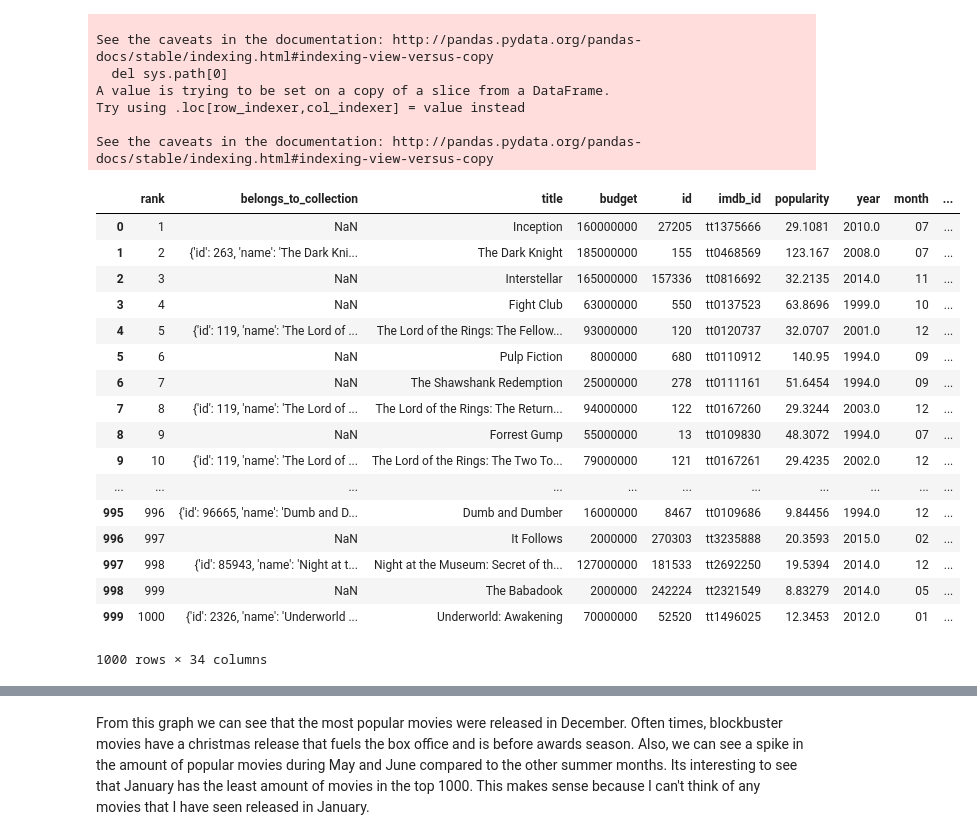
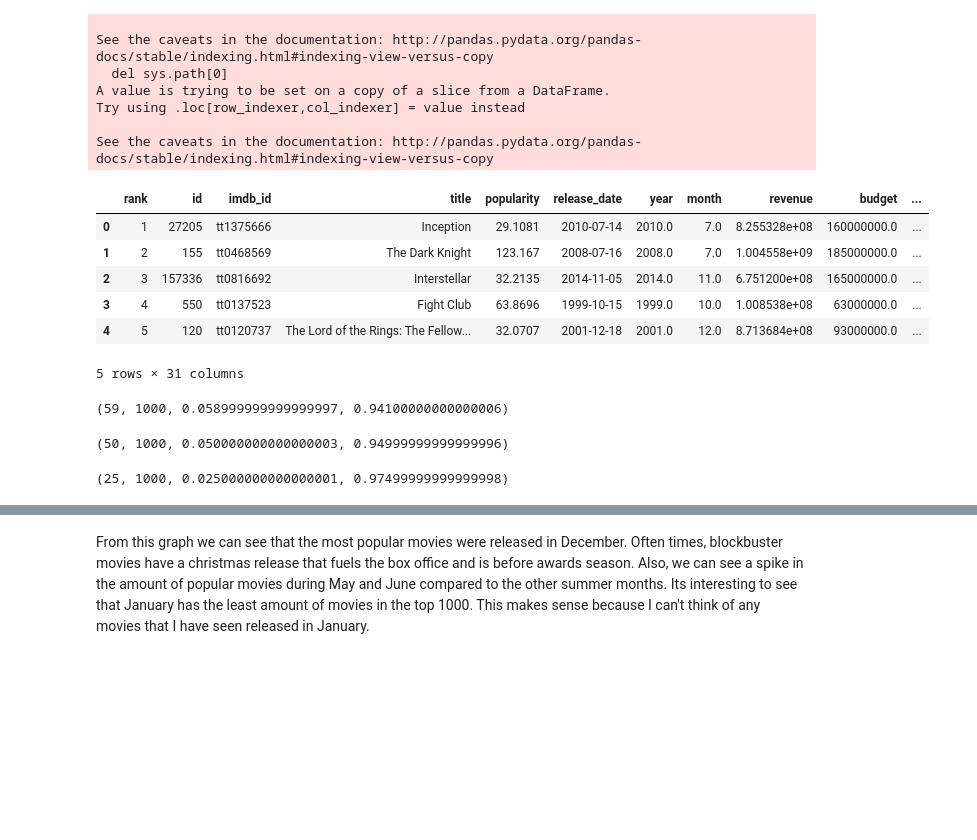
Before and after one commit to andrewnoglows/movieProject, a Jupyter notebook: movies.ipynb, the cells around one changed output, grey strips where cells are left out. Saved outputs shown, nothing was run; the diff lists cells and outputs as text; code cells hidden in the pictures; blank space fills up the shorter version.

```diff
--- a/movies.ipynb
+++ b/movies.ipynb
@@ -41,5 +49,11 @@ raw_data.head()
+# %%
+raw_data = raw_data.loc[(raw_data['imdb_id'] != '0')]
+good_data = raw_data.loc[:, ['id', 'imdb_id','title', 'popularity', 'release_date', 'revenue', 'budget', 'runtime', 'vote_average', 'vote_count']]
+good_data['year'] = raw_data["release_date"].str.slice(0,4).astype(float)
+good_data['month'] = raw_data["release_date"].str.slice(5,7).astype(float)
+good_data['collection'] = raw_data['belongs_to_collection'].notnull().astype(int)
+good_data['id'] = good_data['id'].astype(int)
+good_data['budget'] = good_data['budget'].astype(float)
+good_data = good_data.loc[:, ['id', 'imdb_id', 'title', 'popularity', 'release_date', 'year', 'month', 'revenue', 'budget', 'runtime', 'vote_average', 'vote_count']]
 # %% [markdown]
 **The cells below create our vectorized data**
-# %%
-raw_data.columns
-good_data = raw_data.loc[:, ['belongs_to_collection', 'title', 'budget', 'id', 'imdb_id', 'popularity', 'year', 'month', 'release_date', 'revenue', 'budget', 'runtime', 'vote_average', 'vote_count']]
@@ -159,7 +157,7 @@ def weighted_rating(x):
     R = x['vote_average']
     return (v*R/(v+m)) + (m*C/(m+v))
 # %%
-def top_ranking(source = good_data, genre = None, count = 25, columns = None):
+def ranking(source = good_data, genre = None, count = 25, columns = None):
     if genre:
         dest = source[(source['vote_count'] >= m) & (source['vote_count'].notnull()) & (source['vote_average'].notnull()) & (source[genre] == 1)]
     else:
@@ -317,5 +278,5 @@ for genre in genres:
 # %%
-top1000 = top_ranking(count = 1000, columns ='all')
+top1000 = ranking(count = 1000, columns ='all')
 # %% [output]
 A value is trying to be set on a copy of a slice from a DataFrame.
 Try using .loc[row_indexer,col_indexer] = value instead
@@ -332,25 +293,22 @@ Try using .loc[row_indexer,col_indexer] = value instead
 
 See the caveats in the documentation: http://pandas.pydata.org/pandas-docs/stable/indexing.html#indexing-view-versus-copy
 # %%
-top1000
+top1000.head(5)
 # %% [output]
-|  | rank | belongs_to_collection | title | budget | id | imdb_id | popularity | year | month | ... |
-| 0 | 1 | NaN | Inception | 160000000 | 27205 | tt1375666 | 29.1081 | 2010.0 | 07 | ... |
-| 1 | 2 | {'id': 263, 'name': 'The Dark Kni... | The Dark Knight | 185000000 | 155 | tt0468569 | 123.167 | 2008.0 | 07 | ... |
-| 2 | 3 | NaN | Interstellar | 165000000 | 157336 | tt0816692 | 32.2135 | 2014.0 | 11 | ... |
-| 3 | 4 | NaN | Fight Club | 63000000 | 550 | tt0137523 | 63.8696 | 1999.0 | 10 | ... |
-| 4 | 5 | {'id': 119, 'name': 'The Lord of ... | The Lord of the Rings: The Fellow... | 93000000 | 120 | tt0120737 | 32.0707 | 2001.0 | 12 | ... |
-| 5 | 6 | NaN | Pulp Fiction | 8000000 | 680 | tt0110912 | 140.95 | 1994.0 | 09 | ... |
-| 6 | 7 | NaN | The Shawshank Redemption | 25000000 | 278 | tt0111161 | 51.6454 | 1994.0 | 09 | ... |
-| 7 | 8 | {'id': 119, 'name': 'The Lord of ... | The Lord of the Rings: The Return... | 94000000 | 122 | tt0167260 | 29.3244 | 2003.0 | 12 | ... |
-| 8 | 9 | NaN | Forrest Gump | 55000000 | 13 | tt0109830 | 48.3072 | 1994.0 | 07 | ... |
-| 9 | 10 | {'id': 119, 'name': 'The Lord of ... | The Lord of the Rings: The Two To... | 79000000 | 121 | tt0167261 | 29.4235 | 2002.0 | 12 | ... |
-| ... | ... | ... | ... | ... | ... | ... | ... | ... | ... | ... |
-| 995 | 996 | {'id': 96665, 'name': 'Dumb and D... | Dumb and Dumber | 16000000 | 8467 | tt0109686 | 9.84456 | 1994.0 | 12 | ... |
-| 996 | 997 | NaN | It Follows | 2000000 | 270303 | tt3235888 | 20.3593 | 2015.0 | 02 | ... |
-| 997 | 998 | {'id': 85943, 'name': 'Night at t... | Night at the Museum: Secret of th... | 127000000 | 181533 | tt2692250 | 19.5394 | 2014.0 | 12 | ... |
-| 998 | 999 | NaN | The Babadook | 2000000 | 242224 | tt2321549 | 8.83279 | 2014.0 | 05 | ... |
-| 999 | 1000 | {'id': 2326, 'name': 'Underworld ... | Underworld: Awakening | 70000000 | 52520 | tt1496025 | 12.3453 | 2012.0 | 01 | ... |
+|  | rank | id | imdb_id | title | popularity | release_date | year | month | revenue | budget | ... |
+| 0 | 1 | 27205 | tt1375666 | Inception | 29.1081 | 2010-07-14 | 2010.0 | 7.0 | 8.255328e+08 | 160000000.0 | ... |
+| 1 | 2 | 155 | tt0468569 | The Dark Knight | 123.167 | 2008-07-16 | 2008.0 | 7.0 | 1.004558e+09 | 185000000.0 | ... |
+| 2 | 3 | 157336 | tt0816692 | Interstellar | 32.2135 | 2014-11-05 | 2014.0 | 11.0 | 6.751200e+08 | 165000000.0 | ... |
+| 3 | 4 | 550 | tt0137523 | Fight Club | 63.8696 | 1999-10-15 | 1999.0 | 10.0 | 1.008538e+08 | 63000000.0 | ... |
+| 4 | 5 | 120 | tt0120737 | The Lord of the Rings: The Fellow... | 32.0707 | 2001-12-18 | 2001.0 | 12.0 | 8.713684e+08 | 93000000.0 | ... |
-1000 rows × 34 columns
+5 rows × 31 columns
+# %%
+display(budgetStats(top1000))
+display(revenueStats(top1000))
+display(noRevOrBudg(top1000))
+# %% [output]
+(59, 1000, 0.058999999999999997, 0.94100000000000006)
+(50, 1000, 0.050000000000000003, 0.94999999999999996)
+(25, 1000, 0.025000000000000001, 0.97499999999999998)
 # %%
 topMonths = top1000.groupby('month').count()['rank']
```
Also changed, not shown: parts of 38 cells of this notebook.
